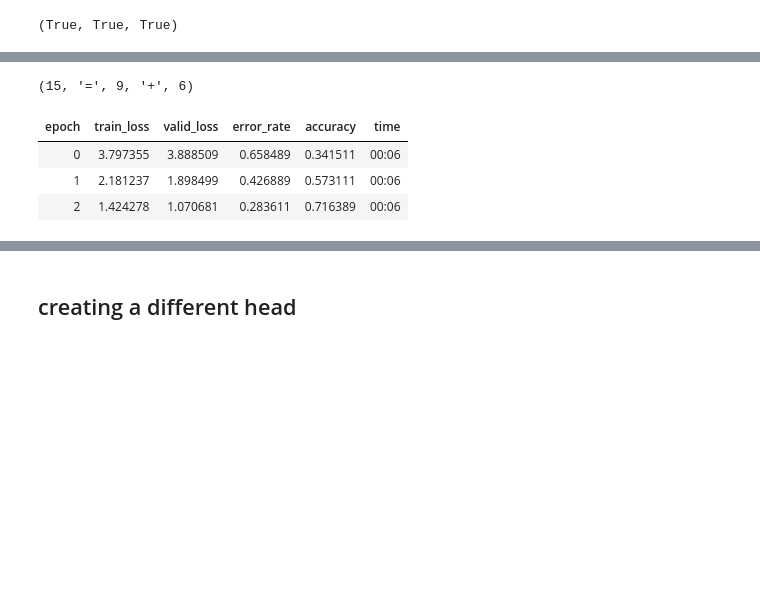
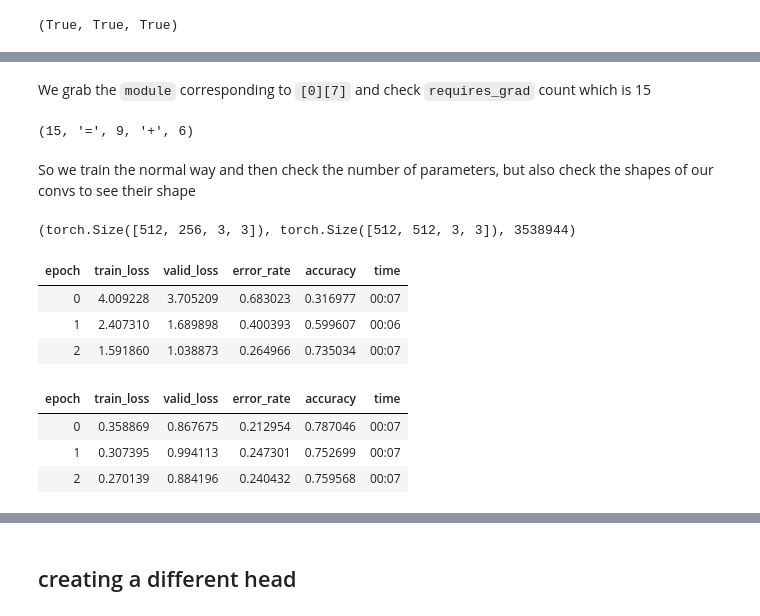
Before and after one commit to tyoc213/blog, a Jupyter notebook: __explorations__/2020_53/flowers and resnet18.ipynb, the cells around one changed output, grey strips where cells are left out. Saved outputs shown, nothing was run; the diff lists cells and outputs as text; code cells hidden in the pictures; blank space fills up the shorter version.

```diff
--- a/__explorations__/2020_53/flowers and resnet18.ipynb
+++ b/__explorations__/2020_53/flowers and resnet18.ipynb
@@ -220,16 +333,30 @@ def count_params(module):
         else:
             not_train += p.numel() #1
     return train, not_train
+# %% [markdown]
+We grab the `module` corresponding to `[0][7]` and check `requires_grad` count which is 15
 # %%
 module = learn.model[0][7]
 len(params(module)), '=', len(params(module[0])), '+',len(params(module[1]))
 # %% [output]
 (15, '=', 9, '+', 6)
+# %% [markdown]
+So we train the normal way and then check the number of parameters, but also check the shapes of our convs to see their shape
+# %%
+learn.model[0][7][0].conv1.weight.shape, learn.model[0][7][1].conv1.weight.shape, 512*256*3*3 + 512*512*3*3
+# %% [output]
+(torch.Size([512, 256, 3, 3]), torch.Size([512, 512, 3, 3]), 3538944)
 # %%
 learn = cnn_learner(dls, MODELO, metrics=[error_rate, accuracy])
 learn.fit(MIN_EPOCHS, lr=0.01)
+module = learn.model[0][7]
+learn.fit(MIN_EPOCHS, lr=0.01)
 # %% [output]
 | epoch | train_loss | valid_loss | error_rate | accuracy | time |
-| 0 | 3.797355 | 3.888509 | 0.658489 | 0.341511 | 00:06 |
-| 1 | 2.181237 | 1.898499 | 0.426889 | 0.573111 | 00:06 |
-| 2 | 1.424278 | 1.070681 | 0.283611 | 0.716389 | 00:06 |
+| 0 | 4.009228 | 3.705209 | 0.683023 | 0.316977 | 00:07 |
+| 1 | 2.407310 | 1.689898 | 0.400393 | 0.599607 | 00:06 |
+| 2 | 1.591860 | 1.038873 | 0.264966 | 0.735034 | 00:07 |
+| epoch | train_loss | valid_loss | error_rate | accuracy | time |
+| 0 | 0.358869 | 0.867675 | 0.212954 | 0.787046 | 00:07 |
+| 1 | 0.307395 | 0.994113 | 0.247301 | 0.752699 | 00:07 |
+| 2 | 0.270139 | 0.884196 | 0.240432 | 0.759568 | 00:07 |
```
Also changed, not shown: parts of 103 cells of this notebook.
